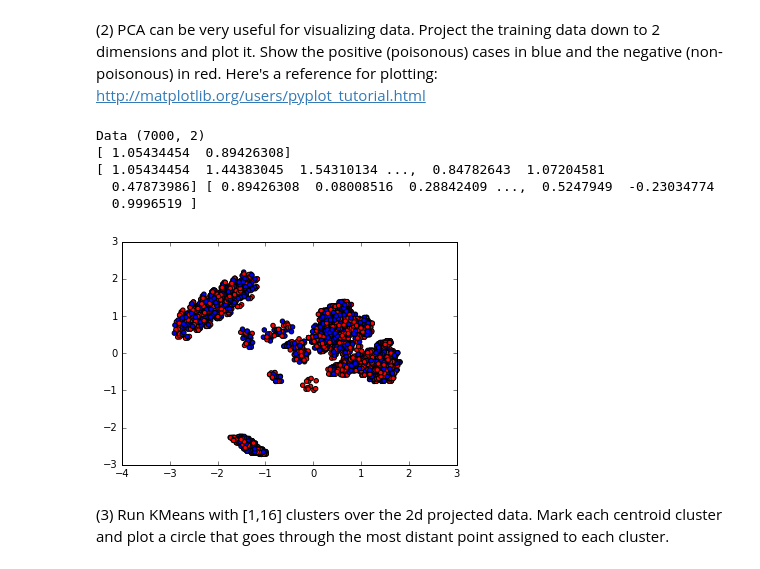
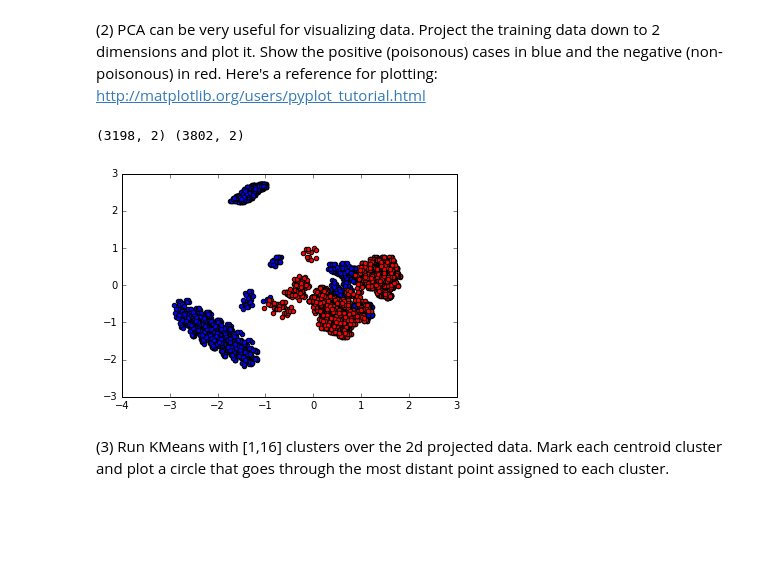
Before and after one commit to divpat18/w207, a Jupyter notebook: divyang_prateek_p3.ipynb, the cells around one changed output. Drawn from its saved outputs; the diff is of its cells as text; code cells hidden in the pictures; blank space fills up the shorter version.

```diff
--- a/divyang_prateek_p3.ipynb
+++ b/divyang_prateek_p3.ipynb
@@ -96,21 +96,26 @@ P1()
 # %%
 def P2():
 ### STUDENT START ###
     p2_pca = PCA(n_components=2)
     data = p2_pca.fit_transform(train_data)
-    print 'Data',data.shape
-    #plt.scatter(p2_pca.components_[0],p2_pca.components_[1],c=['#FF0000', '#0000FF'])
-    plt.scatter(data[:,0],data[:,1],c=['#FF0000', '#0000FF'])
+    pos, neg = extractData(data,train_labels)
+    print pos.shape,neg.shape
+    plt.scatter(pos[:,0],pos[:,1],c='#0000FF')
+    plt.scatter(neg[:,0],neg[:,1],c='#FF0000')
+
+def extractData(rawData,rawLabels):
+    p=1
+    n=0
+    pos_boolean = np.equal(rawLabels,p)
+    neg_boolean = np.equal(rawLabels,n)
+    return rawData[pos_boolean,:],rawData[neg_boolean,:]
+
 ### STUDENT END ###
 
 P2()
 # %% [output]
-Data (7000, 2)
-[ 1.05434454  0.89426308]
-[ 1.05434454  1.44383045  1.54310134 ...,  0.84782643  1.07204581
-  0.47873986] [ 0.89426308  0.08008516  0.28842409 ...,  0.5247949  -0.23034774
-  0.9996519 ]
+(3198, 2) (3802, 2)
-[figure, old version]
+[figure, new version]
 # %% [markdown]
 (3) Run KMeans with [1,16] clusters over the 2d projected data. Mark each centroid cluster and plot a circle that goes through the most distant point assigned to each cluster.
 # %%
```
Also changed, not shown: parts of 4 cells of this notebook.
